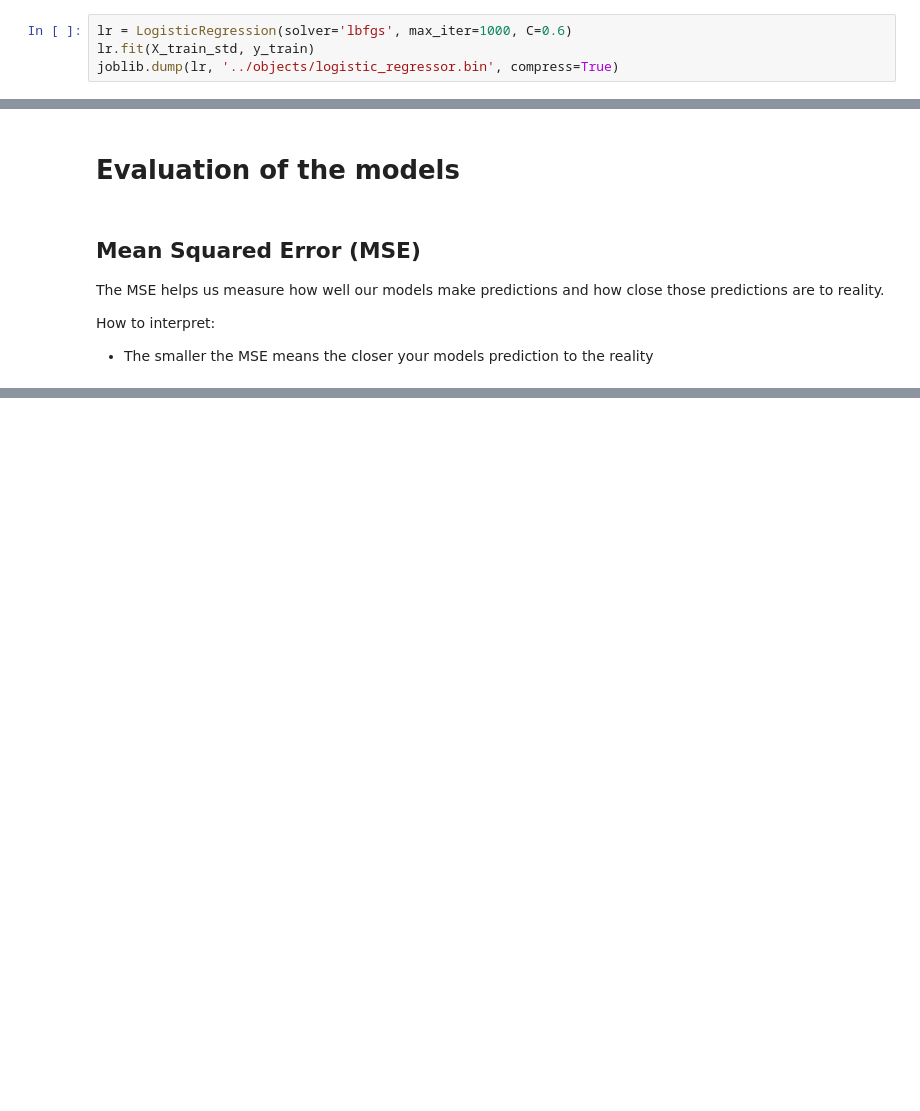
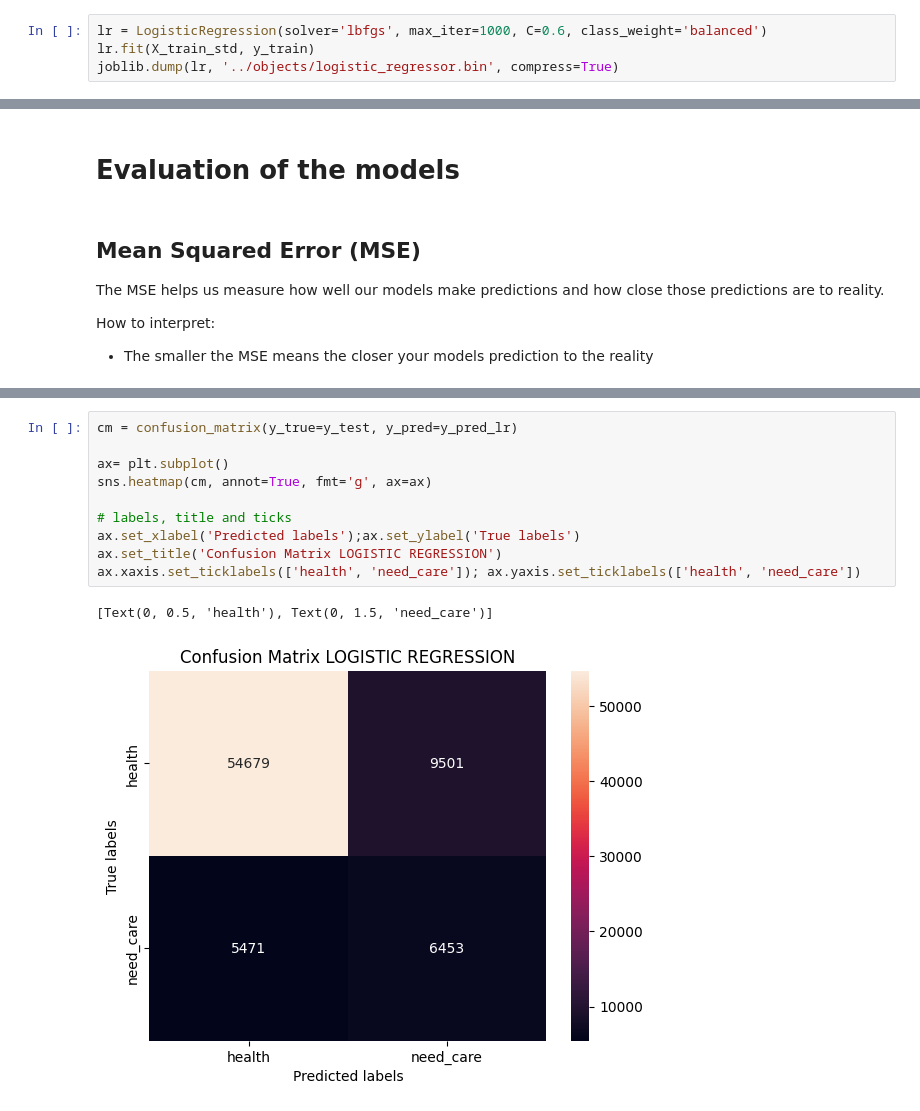
Before and after one commit to barrenha95/diabetes-prediction, a Jupyter notebook: notebooks/modeling.ipynb, the cells around one changed output, grey strips where cells are left out. Cells and saved outputs as stored; diff of their text form; blank space fills up the shorter version.

Commit message:
metrics-and-logistic-regression-fix

```diff
--- a/notebooks/modeling.ipynb
+++ b/notebooks/modeling.ipynb
@@ -215,7 +224,7 @@ joblib.dump(rfc, '../objects/random_forest_regressor.bin', compress=True)
 # Logistic Regression
 This will be also a Logistic Regression model but this time we will only use the features selected by the random forest model.
 # %%
-lr = LogisticRegression(solver='lbfgs', max_iter=1000, C=0.6)
+lr = LogisticRegression(solver='lbfgs', max_iter=1000, C=0.6, class_weight='balanced')
 lr.fit(X_train_std, y_train)
 joblib.dump(lr, '../objects/logistic_regressor.bin', compress=True)
 # %% [output]
@@ -288,0 +316,13 @@ XGBoost: 0.1423044355758101
+# %%
+cm = confusion_matrix(y_true=y_test, y_pred=y_pred_lr)
+
+ax= plt.subplot()
+sns.heatmap(cm, annot=True, fmt='g', ax=ax)
+
+# labels, title and ticks
+ax.set_xlabel('Predicted labels');ax.set_ylabel('True labels')
+ax.set_title('Confusion Matrix LOGISTIC REGRESSION')
+ax.xaxis.set_ticklabels(['health', 'need_care']); ax.yaxis.set_ticklabels(['health', 'need_care'])
+# %% [output]
+[Text(0, 0.5, 'health'), Text(0, 1.5, 'need_care')]
+[figure, added]
```
Also changed, not shown: parts of 19 cells of this notebook, 1 other file.
